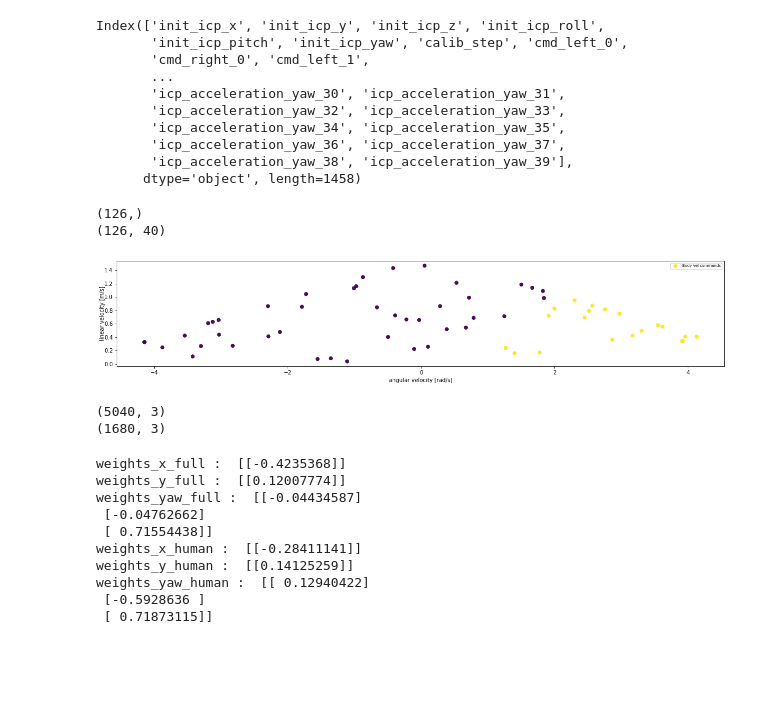
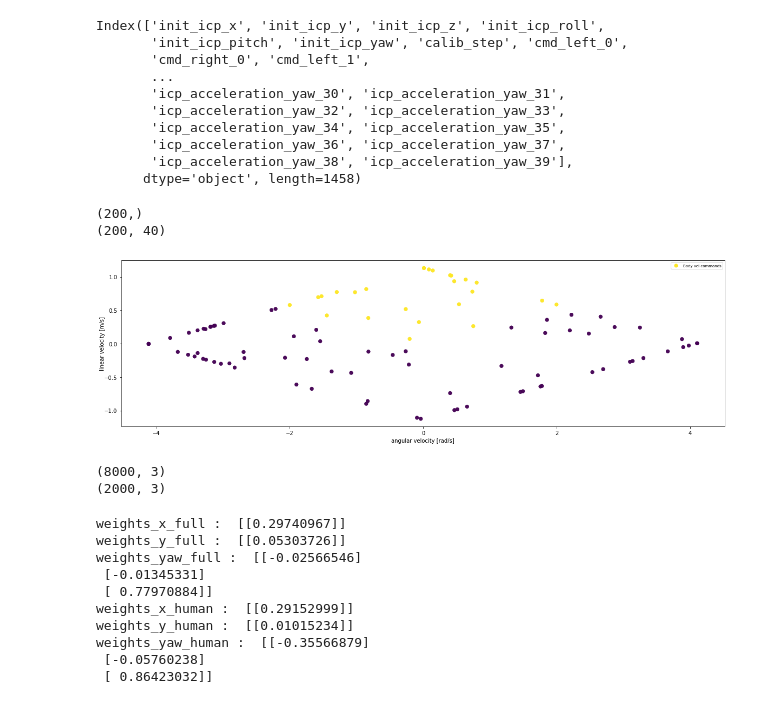
Before and after one commit to norlab-ulaval/norlab_WMRD, a Jupyter notebook: RAL2023/input_space_training.ipynb, the cells around one changed output. Saved outputs shown, nothing was run; the diff lists cells and outputs as text; code cells hidden in the pictures; blank space fills up the shorter version.

Commit message:
wrote code for slip vs acceleration learning performance

```diff
--- a/RAL2023/input_space_training.ipynb
+++ b/RAL2023/input_space_training.ipynb
@@ -33,16 +33,18 @@ from util.util_func import *
 # dataset_path = '../data/ral2023_dataset/warthog_tracks/boreal_mud/slip_dataset_all.pkl'
 # dataset_path = '../data/ral2023_dataset/warthog_tracks/grand-axe_crusted-snow/slip_dataset_all.pkl'
 
-# dataset_path = '../data/ral2023_dataset/husky/boreal_snow/acceleration_dataset.pkl'
+dataset_path = '../data/ral2023_dataset/husky/boreal_snow/acceleration_dataset.pkl'
 # dataset_path = '../data/ral2023_dataset/husky/grand_salon_tile_inflated/acceleration_dataset.pkl'
 # dataset_path = '../data/ral2023_dataset/husky/grand_salon_left-deflated/acceleration_dataset.pkl'
 # dataset_path = '../data/ral2023_dataset/marmotte/boreal_snow/acceleration_dataset.pkl'
 # dataset_path = '../data/ral2023_dataset/marmotte/ga_hard_snow_a/acceleration_dataset.pkl'
 # dataset_path = '../data/ral2023_dataset/marmotte/ga_hard_snow_b/acceleration_dataset.pkl'
 # dataset_path = '../data/ral2023_dataset/marmotte/grand_salon_tile_b/acceleration_dataset.pkl'
-dataset_path = '../data/ral2023_dataset/warthog_tracks/boreal_mud/acceleration_dataset.pkl'
+# dataset_path = '../data/ral2023_dataset/warthog_tracks/boreal_mud/acceleration_dataset.pkl'
 # dataset_path = '../data/ral2023_dataset/warthog_tracks/grand-axe_crusted-snow/acceleration_dataset.pkl'
 # dataset_path = '../data/ral2023_dataset/warthog_wheels/gravel_1/acceleration_dataset.pkl'
+
+human_dataset = pd.read_csv('../data/ral2023_dataset/warthog_wheels/crv2020/human-commanded_speeds.csv')
 
 
 full_dataset = pd.read_pickle(dataset_path)
@@ -242,15 +244,15 @@ random_calib_mask = np.full(steady_state_idd_body_vel_x.shape[0], False)
 
 human_calib_counter = 0
 
+for i in range(0, steady_state_idd_body_vel_x.shape[0]):
+    if steady_state_idd_body_vel_x[i, 0] >= 0 and np.abs(steady_state_idd_body_vel_yaw[i, 0]) <= np.abs(steady_state_idd_body_vel_x[i, 0]) * 4.0:
+        human_calib_mask[i] = True
+        human_calib_counter += 1
+
 # for i in range(0, steady_state_idd_body_vel_x.shape[0]):
-#     if steady_state_idd_body_vel_x[i, 0] >= 0 and np.abs(steady_state_idd_body_vel_yaw[i, 0]) <= np.abs(steady_state_idd_body_vel_x[i, 0]) * 2:
+#     if steady_state_idd_body_vel_yaw[i, 0] >= 0 and np.abs(steady_state_idd_body_vel_x[i, 0]) <= np.abs(steady_state_idd_body_vel_yaw[i, 0]) * 0.5:
 #         human_calib_mask[i] = True
 #         human_calib_counter += 1
-
-for i in range(0, steady_state_idd_body_vel_x.shape[0]):
-    if steady_state_idd_body_vel_yaw[i, 0] >= 0 and np.abs(steady_state_idd_body_vel_x[i, 0]) <= np.abs(steady_state_idd_body_vel_yaw[i, 0]) * 0.5:
-        human_calib_mask[i] = True
-        human_calib_counter += 1
 
 # random_calib_mask[:human_calib_counter] = True
 random_calib_mask[:] = True
@@ -258,8 +260,8 @@ random_calib_mask[:] = True
 print(human_calib_mask.shape)
 print(steady_state_idd_body_vel_yaw.shape)
 # %% [output]
-(126,)
-(126, 40)
+(200,)
+(200, 40)
 # %%
 plt.figure(figsize=(20,10))
 ax = plt.gca()
@@ -301,40 +303,51 @@ alpha_plot = 0.8
 #                   label='ICP (lon) and IMU (ang)',
 #                  rasterized=True)
 
+
+
+human = ax.scatter(human_dataset['cmd_vel_omega'], human_dataset['cmd_vel_x'],
+                  c = 'C0',
+                  cmap = 'viridis',
+                  alpha = 0.2,
+                  lw=0,
+                  s=50,
+                  label='Body vel commands',
+                 rasterized=True)
+
 cmd = ax.scatter(steady_state_idd_body_vel_yaw[:, 0], steady_state_idd_body_vel_x[:, 0],
                   c = human_calib_mask,
                   cmap = 'viridis',
                   alpha = alpha_plot,
                   lw=0,
                   s=50,
                   label='Body vel commands',
                  rasterized=True)
 
-
+human_dataset
 
 ax.set_aspect('equal', 'box')
 
 ax.set_ylabel('linear velocity [m/s]', labelpad=-2)
 ax.set_xlabel('angular velocity [rad/s]')
 
 leg = plt.legend(fontsize=7, loc='best')
 for lh in leg.legendHandles:
     lh.set_alpha(1)
 
 # ax.set_xlim(-5, 5)
 # ax.set_ylim(-2, 2.0)
 
 # ax.set_xticks([-1,0,1])
 # ax.set_yticks([-1,0,1])
 # ax.set_xticklabels([r'$-\dot{\theta}_{max}$', '0', r'$\dot{\theta}_{max}$'])
 # ax.set_yticklabels([r'$-v_{max}$', '0', r'$v_{max}$'])
 
 # fig.subplots_adjust(left=.15, bottom=.17, right=.98, top=.98)
 # fig.set_size_inches(width, height)
 
 plt.savefig('figs/sota_calib_cs_doughnut_mask.jpg')
 # %% [output]
-[figure, old version]
+[figure, new version]
 # %%
 # train with or without mask
 
@@ -379,8 +392,8 @@ y_train_full = np.column_stack((steady_state_body_vel_disturption_x[random_calib
 print(x_train_full.shape)
 print(x_train_human.shape)
 # %% [output]
-(5040, 3)
-(1680, 3)
+(8000, 3)
+(2000, 3)
 # %%
 full_body_slip_blr_full_input_space.train_params(x_train_full, y_train_full)
 full_body_slip_blr_human.train_params(x_train_human, y_train_human)
@@ -393,16 +406,16 @@ print('weights_x_human : ', full_body_slip_blr_human.body_x_slip_blr.weights)
 print('weights_y_human : ', full_body_slip_blr_human.body_y_slip_blr.weights)
 print('weights_yaw_human : ', full_body_slip_blr_human.body_yaw_slip_blr.weights)
 # %% [output]
-weights_x_full :  [[-0.4235368]]
-weights_y_full :  [[0.12007774]]
-weights_yaw_full :  [[-0.04434587]
- [-0.04762662]
- [ 0.71554438]]
-weights_x_human :  [[-0.28411141]]
-weights_y_human :  [[0.14125259]]
-weights_yaw_human :  [[ 0.12940422]
- [-0.5928636 ]
- [ 0.71873115]]
+weights_x_full :  [[0.29740967]]
+weights_y_full :  [[0.05303726]]
+weights_yaw_full :  [[-0.02566546]
+ [-0.01345331]
+ [ 0.77970884]]
+weights_x_human :  [[0.29152999]]
+weights_y_human :  [[0.01015234]]
+weights_yaw_human :  [[-0.35566879]
+ [-0.05760238]
+ [ 0.86423032]]
 # %%
 # Evaluation for 2 second horizons
 
```
Also changed, not shown: parts of 2 cells of this notebook, 19 other files.
